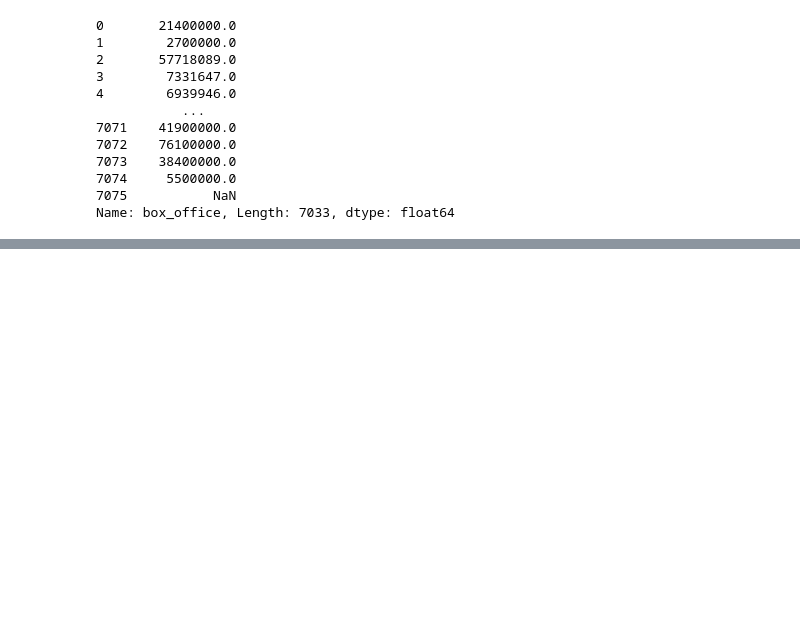
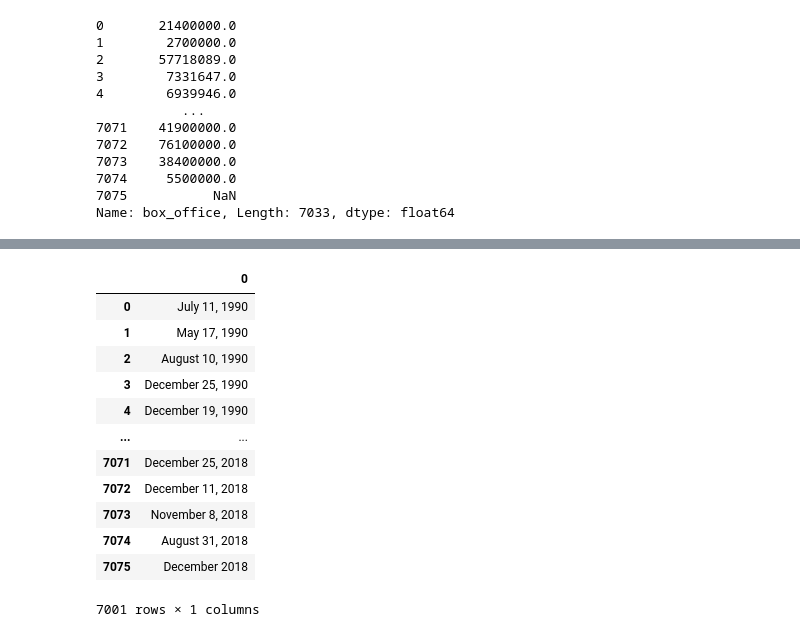
Before and after one commit to kobertlam/Movies-ETL, a Jupyter notebook: wikipedia_movies.ipynb, the cells around one changed output, grey strips where cells are left out. Saved outputs shown, nothing was run; the diff lists cells and outputs as text; code cells hidden in the pictures; blank space fills up the shorter version.

```diff
--- a/wikipedia_movies.ipynb
+++ b/wikipedia_movies.ipynb
@@ -515,0 +556,4 @@ wiki_movies_df.drop('Box office', axis=1, inplace=True)
+# %%
+# Remove the citation references (e.g. [2] [3]), and any the [space] right after (if any)
+budget = budget.str.replace(r'\[\d+\]\s*', '', regex=True)
+budget[~matches_form_one & ~matches_form_two]
@@ -515,0 +578,7 @@ wiki_movies_df.drop('Box office', axis=1, inplace=True)
+# %%
+# now extract the values from budget using str.extract.
+# Then apply parse_dollars() to the first column in the DataFrame returned by str.extract()
+wiki_movies_df['budget'] = budget.str.extract(f'({form_one}|{form_two})', flags=re.IGNORECASE)[0].apply(parse_dollars)
+# %%
+# We can also drop the original Budget column
+wiki_movies_df.drop('Budget', axis=1, inplace=True)
@@ -515,0 +605,17 @@ wiki_movies_df.drop('Box office', axis=1, inplace=True)
+# %%
+# Extract the Release Date using the above RegEx
+release_date.str.extract(f'({date_form_one}|{date_form_two}|{date_form_three}|{date_form_four})', flags=re.IGNORECASE)
+# %% [output]
+|  | 0 |
+| 0 | July 11, 1990 |
+| 1 | May 17, 1990 |
+| 2 | August 10, 1990 |
+| 3 | December 25, 1990 |
+| 4 | December 19, 1990 |
+| ... | ... |
+| 7071 | December 25, 2018 |
+| 7072 | December 11, 2018 |
+| 7073 | November 8, 2018 |
+| 7074 | August 31, 2018 |
+| 7075 | December 2018 |
+7001 rows × 1 columns
```
Also changed, not shown: parts of 25 cells of this notebook.
